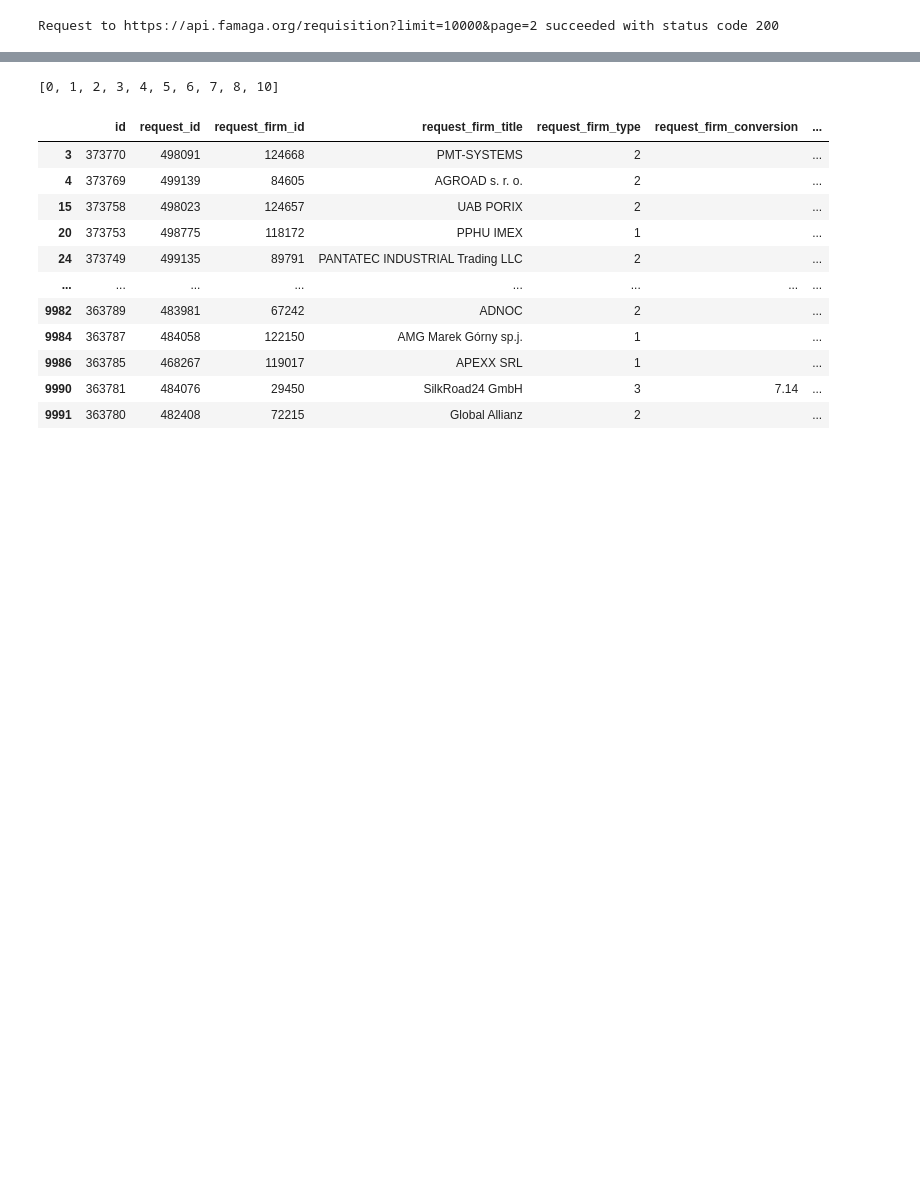
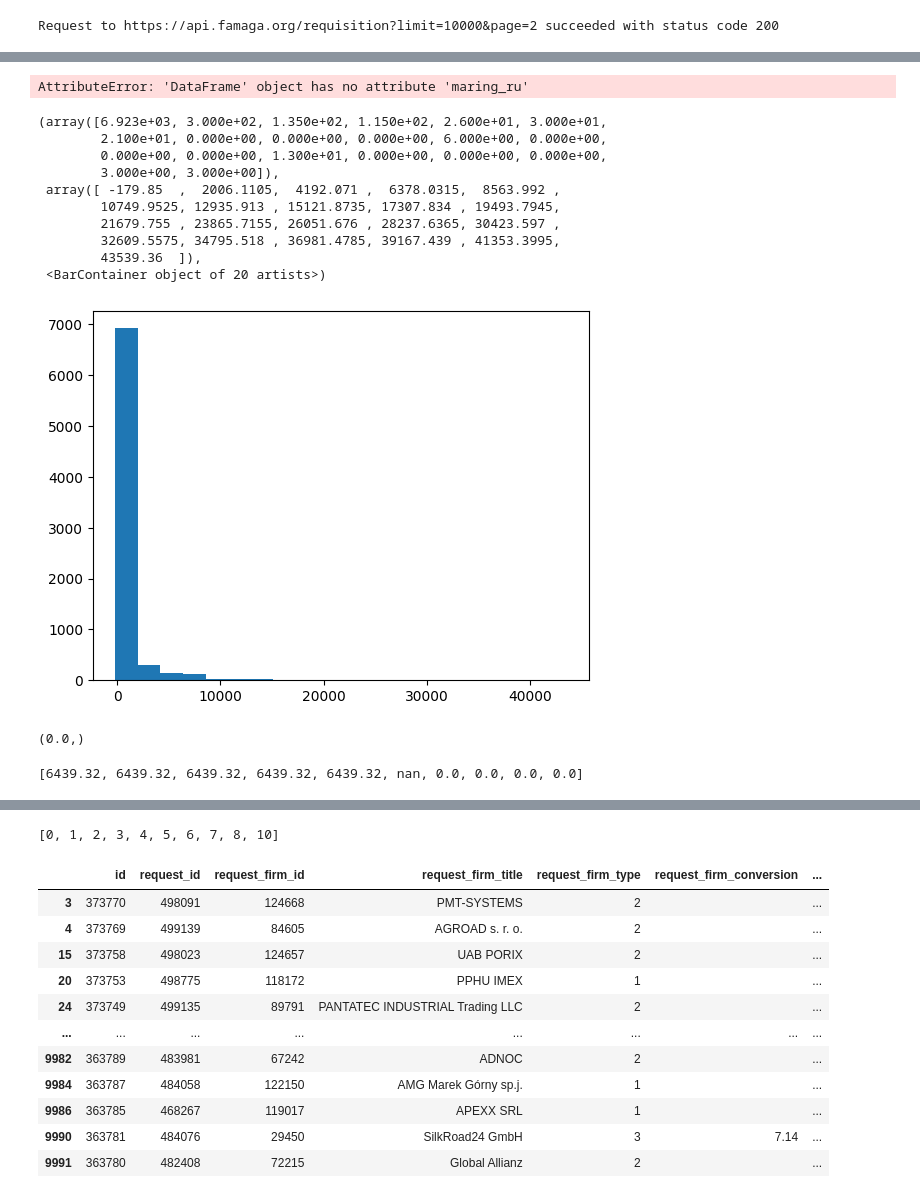
Before and after one commit to Valuamba/components_agent_sales, a Jupyter notebook: notebooks/famaga/DiscountProcessing_20240603.ipynb, the cells around one changed output, grey strips where cells are left out. Saved outputs shown, nothing was run; the diff lists cells and outputs as text; code cells hidden in the pictures; blank space fills up the shorter version.

```diff
--- a/notebooks/famaga/DiscountProcessing_20240603.ipynb
+++ b/notebooks/famaga/DiscountProcessing_20240603.ipynb
@@ -253,0 +320,31 @@ Request to https://api.famaga.org/calculation-history?limit=5000&page=1 succeede
+# %%
+calculations_df.unit.unique()
+# %% [output]
+AttributeError: 'DataFrame' object has no attribute 'maring_ru'
+# %%
+import matplotlib.pyplot as plt
+
+calculations_df['price_sell_ru'] = calculations_df.price_sell_ru.astype(float)
+
+plt.hist(calculations_df.price_sell_ru.dropna(), bins=20)
+# plt.xticks(calculations_df.price_sell_ru[::100])
+# %% [output]
+(array([6.923e+03, 3.000e+02, 1.350e+02, 1.150e+02, 2.600e+01, 3.000e+01,
+        2.100e+01, 0.000e+00, 0.000e+00, 0.000e+00, 6.000e+00, 0.000e+00,
+        0.000e+00, 0.000e+00, 1.300e+01, 0.000e+00, 0.000e+00, 0.000e+00,
+        3.000e+00, 3.000e+00]),
+ array([ -179.85  ,  2006.1105,  4192.071 ,  6378.0315,  8563.992 ,
+        10749.9525, 12935.913 , 15121.8735, 17307.834 , 19493.7945,
+        21679.755 , 23865.7155, 26051.676 , 28237.6365, 30423.597 ,
+        32609.5575, 34795.518 , 36981.4785, 39167.439 , 41353.3995,
+        43539.36  ]),
+ <BarContainer object of 20 artists>)
+[figure, added]
+# %%
+np.quantile(calculations_df.price_sell_ru.dropna(), 0.1),
+# %% [output]
+(0.0,)
+# %%
+sorted(calculations_df.price_sell_ru)[6530:6540]
+# %% [output]
+[6439.32, 6439.32, 6439.32, 6439.32, 6439.32, nan, 0.0, 0.0, 0.0, 0.0]
```
Also changed, not shown: parts of 8 cells of this notebook, 3 other files.
